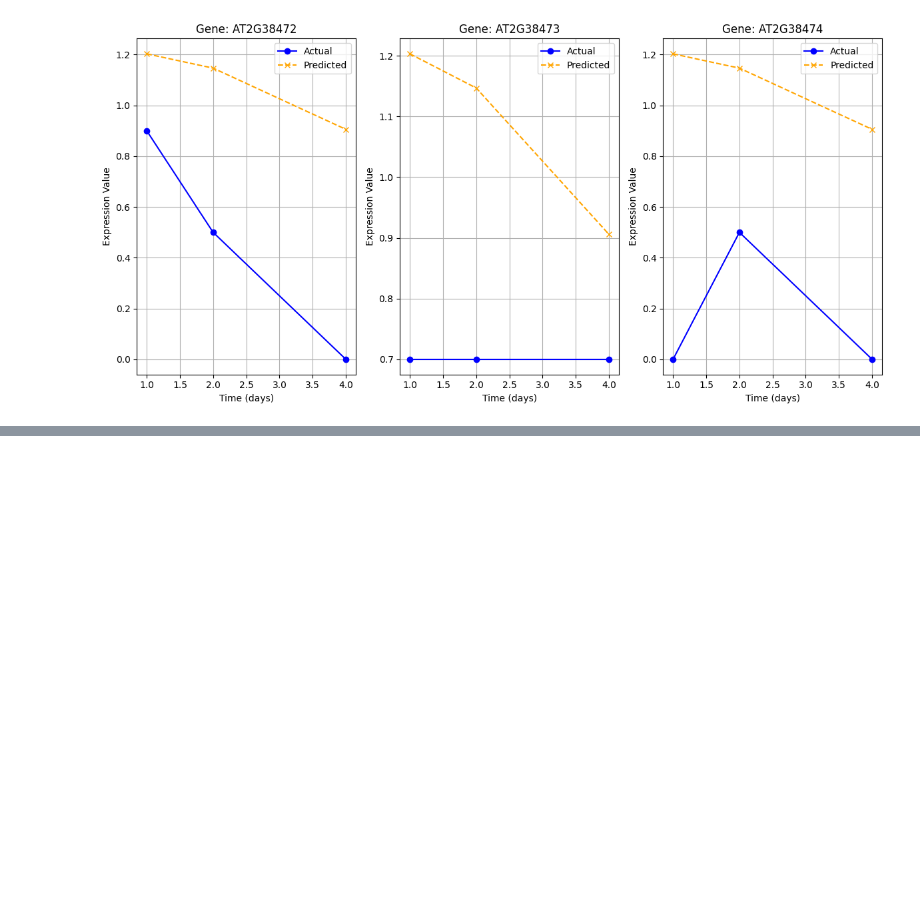
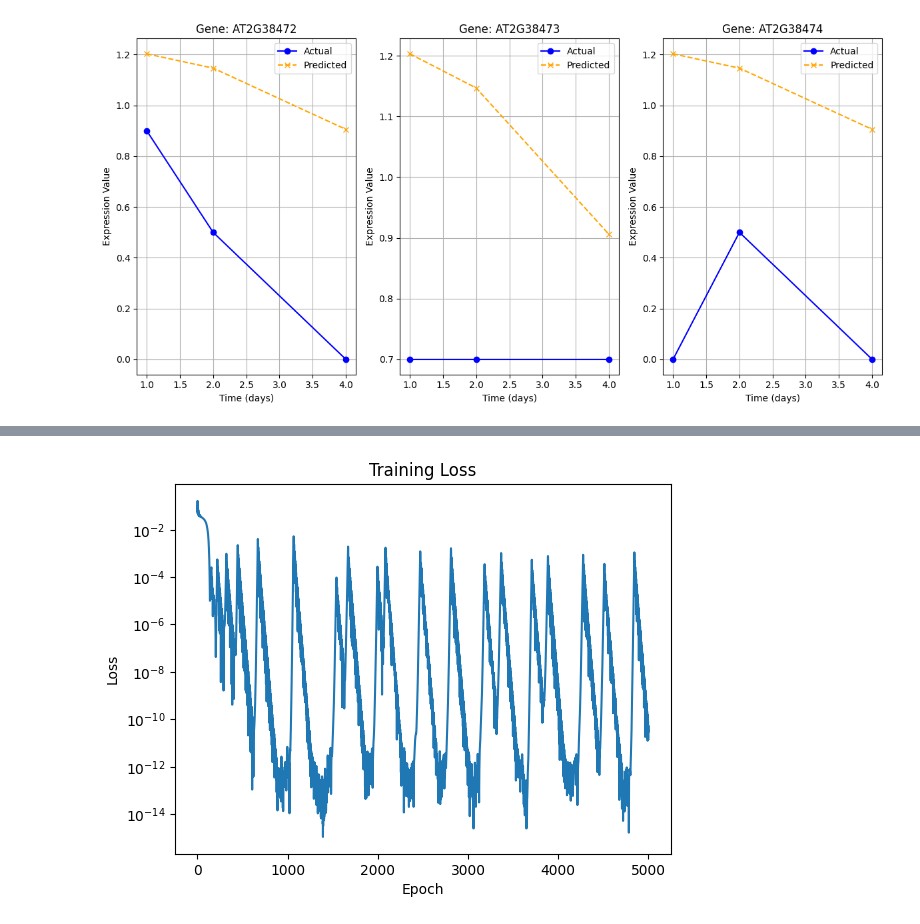
Before and after one commit to prabal5ghosh/research-project-on-physics-informed-machine-learning-on-transcriptomics-data, a Jupyter notebook: pinn_1.ipynb, the cells around one changed output, grey strips where cells are left out. Saved outputs shown, nothing was run; the diff lists cells and outputs as text; code cells hidden in the pictures; blank space fills up the shorter version.

```diff
--- a/pinn_1.ipynb
+++ b/pinn_1.ipynb
@@ -516,0 +737,87 @@ Test Data (Actual):
+# %%
+import torch
+import torch.nn as nn
+import numpy as np
+import matplotlib.pyplot as plt
+
+# Given data
+time_points = torch.tensor([1.0, 2.0, 4.0], dtype=torch.float32).view(-1, 1)
+data_values = torch.tensor([.09, 0.5, 0.0], dtype=torch.float32).view(-1, 1)
+
+# Neural Network for PINN
+class PINN(nn.Module):
+    def __init__(self):
+        super(PINN, self).__init__()
+        self.hidden = nn.Sequential(
+            nn.Linear(1, 20),
+            nn.Tanh(),
+            nn.Linear(20, 20),
+            nn.Tanh(),
+            nn.Linear(20, 1)
+        )
+        # Parameters to estimate
+        self.k = nn.Parameter(torch.tensor(0.1, requires_grad=True))
+        self.c = nn.Parameter(torch.tensor(0.1, requires_grad=True))
+
+    def forward(self, t):
+        return self.hidden(t)
+
+# Physics-Informed Loss Function
+def loss_function(model, t, y_true):
+    # Data loss
+    y_pred = model(t)
+    data_loss = torch.mean((y_pred - y_true) ** 2)
+
+    # Physics loss
+    # y_pred.requires_grad = True
+    t = t.clone().requires_grad_(True)
+    y_pred = model(t)
+    dy_dt = torch.autograd.grad(y_pred, t, grad_outputs=torch.ones_like(y_pred), create_graph=True)[0]
+    physics_loss = torch.mean((dy_dt + model.k * y_pred - model.c) ** 2)
+    return data_loss + physics_loss
+
+# Model, Optimizer, and Training Setup
+model = PINN()
+optimizer = torch.optim.Adam(model.parameters(), lr=0.01)
+
+# Training loop
+num_epochs = 5000
+loss_history = []
+for epoch in range(num_epochs):
+    optimizer.zero_grad()
+    loss = loss_function(model, time_points, data_values)
+    loss.backward()
+    optimizer.step()
+
+    loss_history.append(loss.item())
+    if epoch % 500 == 0:
+        print(f"Epoch {epoch}, Loss: {loss.item():.6f}")
+
+# Results
+print("Estimated parameters:")
+print(f"k: {model.k.item():.6f}, c: {model.c.item():.6f}")
+
+# Plot Loss History
+plt.plot(loss_history)
+plt.yscale('log')
+plt.xlabel('Epoch')
+plt.ylabel('Loss')
+plt.title('Training Loss')
+plt.show()
+
+# Plot Prediction vs Data
+# Plot given data points
+plt.scatter(time_points.numpy(), data_values.numpy(), label='Data Points', color='red', zorder=5)
+plt.plot(time_points.numpy(), data_values.numpy(), label='Data Line', color='orange', linestyle='--')
+
+# Plot model prediction
+t_fine = torch.linspace(1, 4, 100).view(-1, 1)
+y_pred_fine = model(t_fine).detach().numpy()
+plt.plot(t_fine.numpy(), y_pred_fine, label='Predicted', color='blue')
+
+plt.xlabel('Time')
+plt.ylabel('AT5G40100')
+plt.title('Model Prediction vs Data')
+plt.legend()
+plt.show()
+# %% [output]
@@ -516,0 +836 @@ Test Data (Actual):
+[figure, added]
```
Also changed, not shown: parts of 3 cells of this notebook.
